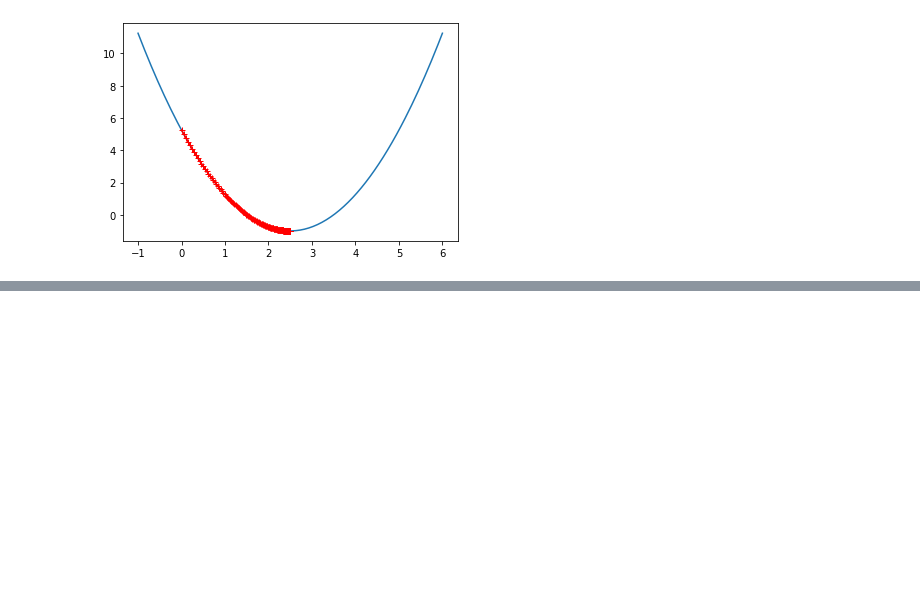
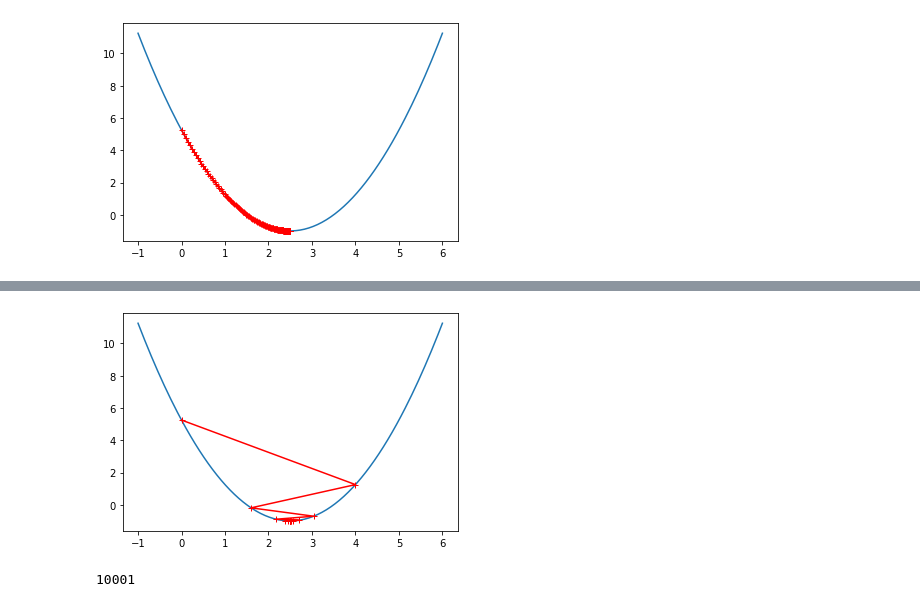
Before and after one commit to lvweiwolf/ML-Learning, a Jupyter notebook: 18.模拟梯度下降.ipynb, the cells around one changed output, grey strips where cells are left out. Cells and saved outputs as stored; diff of their text form; code cells hidden in the pictures; blank space fills up the shorter version.

```diff
--- a/18.模拟梯度下降.ipynb
+++ b/18.模拟梯度下降.ipynb
@@ -100,0 +112,7 @@ plot_theta_history()
+# %%
+eta = 0.8
+theta_history = []
+gradient_descent(0., eta)
+plot_theta_history()
+# %% [output]
+[figure, added]
@@ -100,0 +145,4 @@ plot_theta_history()
+# %%
+len(theta_history)
+# %% [output]
+10001
```
Also changed, not shown: parts of 6 cells of this notebook, 2 other files.
